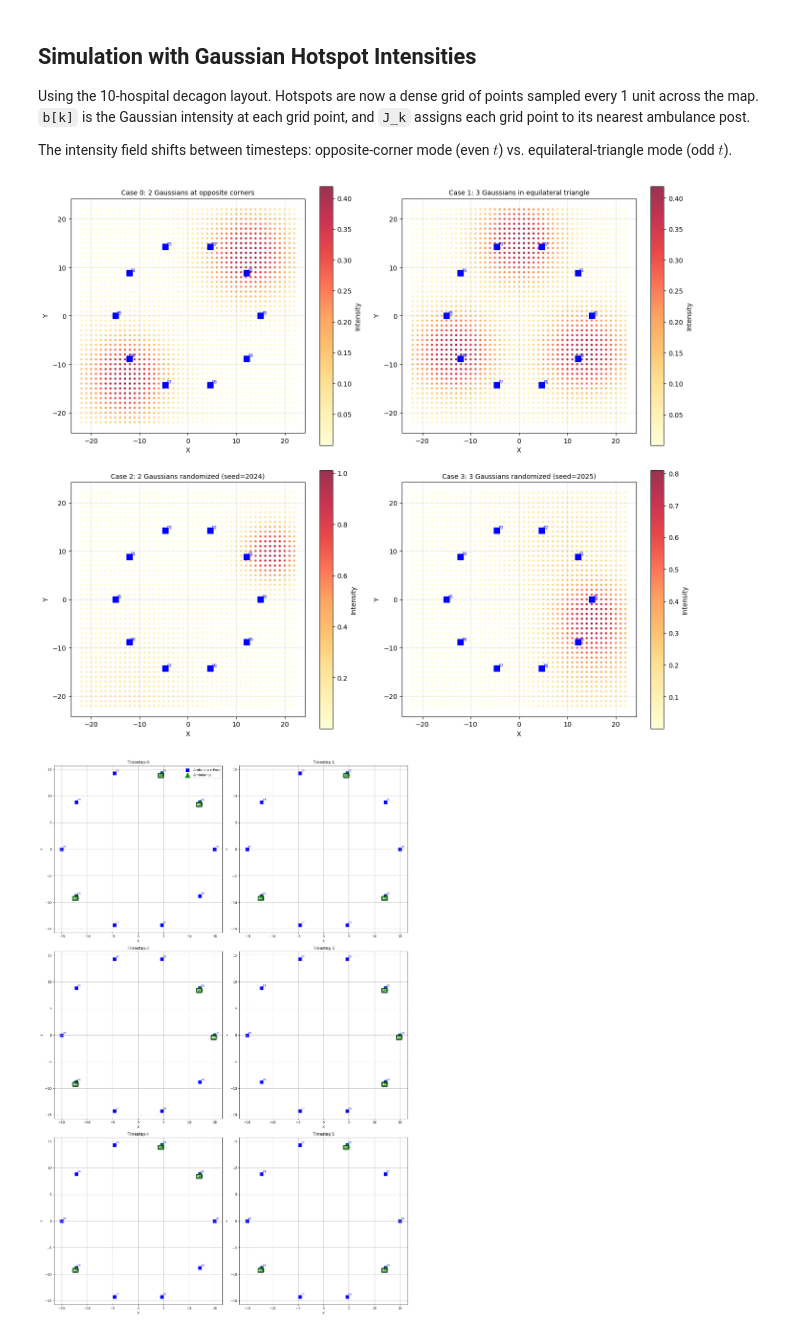
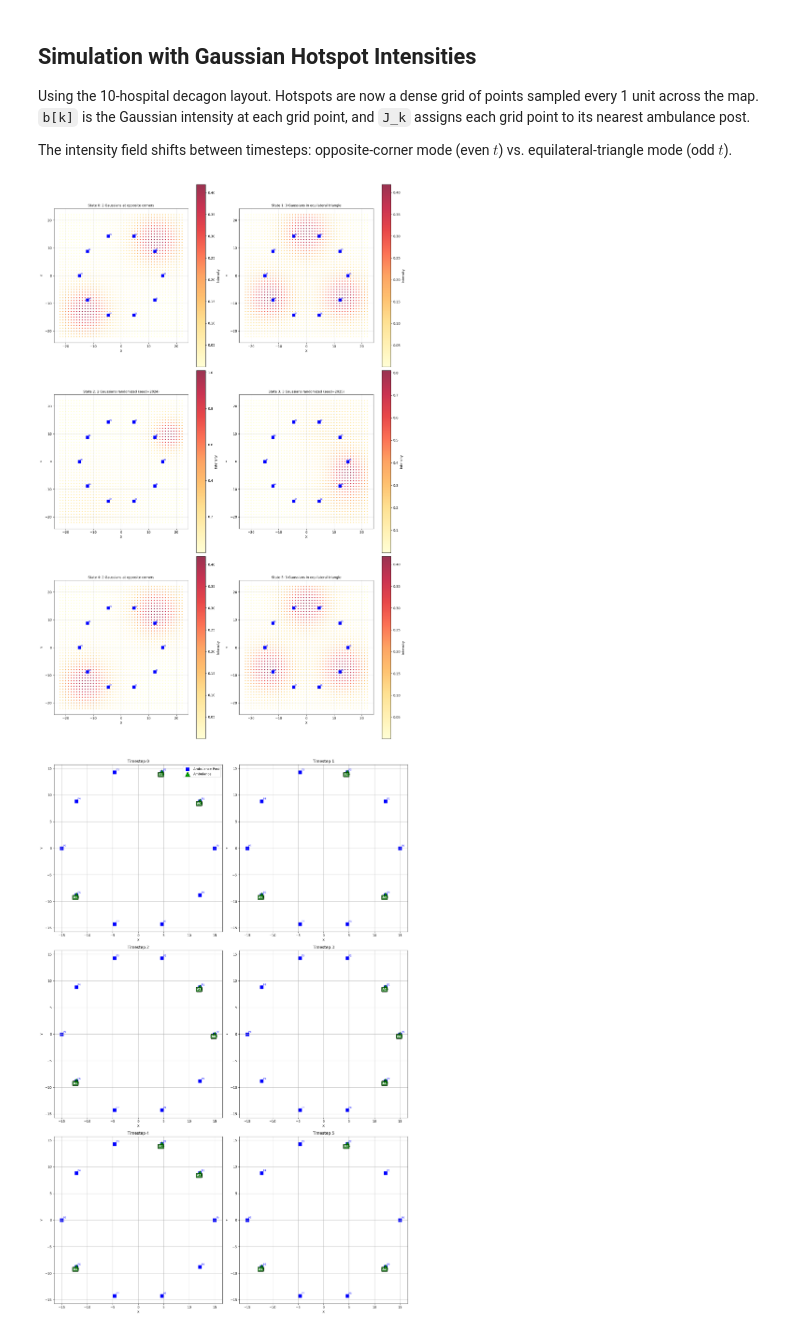
Before and after one commit to drustanyjt/dynamic-ambulance-routing, a Jupyter notebook: workbook.ipynb, the cells around one changed output. Saved outputs shown, nothing was run; the diff lists cells and outputs as text; code cells hidden in the pictures.

```diff
--- a/workbook.ipynb
+++ b/workbook.ipynb
@@ -470,41 +470,43 @@ J_k_gauss = {
     for k, pt in enumerate(sample_points)
 }
 
-# ── Visualise all four intensity configurations ───────────────────────────────
-fig, axes = plt.subplots(2, 2, figsize=(14, 12))
+# ── Visualise all six intensity configurations ───────────────────────────────
+fig, axes = plt.subplots(3, 2, figsize=(16, 24))
 axes = axes.flatten()
 titles = [
-    "Case 0: 2 Gaussians at opposite corners",
-    "Case 1: 3 Gaussians in equilateral triangle",
-    "Case 2: 2 Gaussians randomized (seed=2024)",
-    "Case 3: 3 Gaussians randomized (seed=2025)",
+    "State 0: 2 Gaussians at opposite corners",
+    "State 1: 3 Gaussians in equilateral triangle",
+    "State 2: 2 Gaussians randomized (seed=2024)",
+    "State 3: 3 Gaussians randomized (seed=2025)",
+    "State 4: 2 Gaussians at opposite corners",
+    "State 5: 3 Gaussians in equilateral triangle",
 ]
 xs = [p[0] for p in sample_points]
 ys = [p[1] for p in sample_points]
 
-for ax, case, title in zip(axes, range(4), titles):
+for ax, case, title in zip(axes, range(6), titles):
     intensities = calculate_b_gaussian(ambulance_posts_gauss, case, sample_points, map_bounds)
     sc = ax.scatter(xs, ys, c=intensities, cmap="YlOrRd", s=6, alpha=0.8)
     for idx, post in enumerate(ambulance_posts_gauss):
         ax.scatter(post[0], post[1], c="blue", marker="s", s=80, zorder=5)
         ax.text(post[0] + 0.3, post[1] + 0.3, f"P{idx}", color="blue", fontsize=6)
     plt.colorbar(sc, ax=ax, label="Intensity")
     ax.set_title(title, fontsize=10)
     ax.set_xlabel("X"); ax.set_ylabel("Y")
     ax.set_aspect("equal")
     ax.grid(True, alpha=0.3)
 
 plt.tight_layout()
 plt.show()
 
 # ── Run the optimisation simulation ─────────────────────────────────────────
 def make_calculate_b_gaussian(sample_points, map_bounds):
     """Wrap calculate_b_gaussian into the run_simulation interface."""
     def _fn(ambulance_assignments, ambulance_posts, t):
         return calculate_b_gaussian(ambulance_posts, t, sample_points, map_bounds)
     return _fn
 # %% [output]
-[figure, old version]
+[figure, new version]
 # %%
 
 assignment_history_gauss = run_simulation(
```
Also changed, not shown: parts of 5 cells of this notebook, 1 other file.
